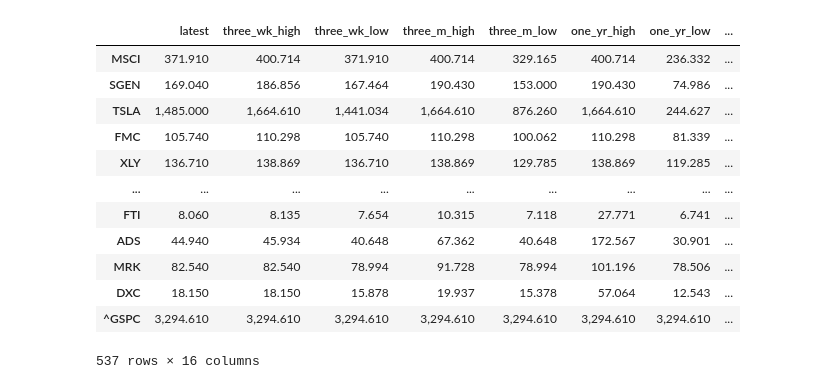
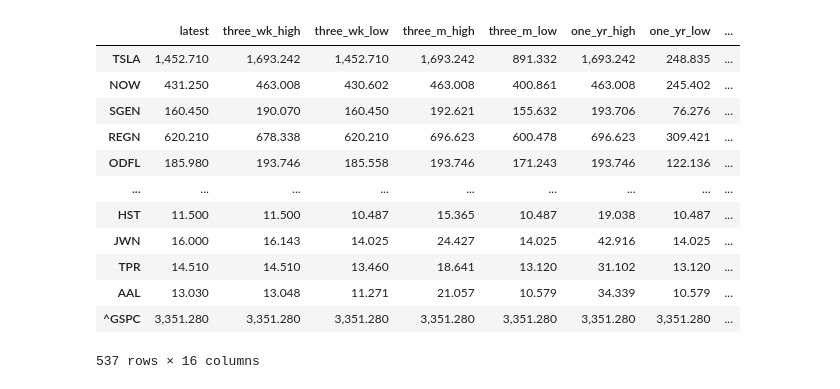
Before and after one commit to buttmich/notebook-test, a Jupyter notebook: stochastic_playground.ipynb, the cells around one changed output. Drawn from its saved outputs; the diff is of its cells as text; code cells hidden in the pictures.

```diff
--- a/stochastic_playground.ipynb
+++ b/stochastic_playground.ipynb
@@ -9,11 +9,11 @@ import datetime
 pd.options.display.float_format = '{:,.3f}'.format
 # %%
 %%time
-raw = pytrade.get_data(reload = False)
+raw = pytrade.get_data(reload = True)
 ratios = pytrade.calculate_ratio(raw["Adj Close"])
 output = pytrade.analysis_1.run(ratios)
 output.sort_values(by="short_term_metric",ascending=False,inplace=True)
-my_shortterm = output.loc[["SGEN","BMRN","JD","MSCI","MSFT"]]
+my_shortterm = output.loc[["SGEN","BMRN","MSCI","MSFT"]]
 my_longterm = output.loc[["AMGN","AAPL","UNH","BMY","NLOK","OKE","INTC","KLAC","REGN"]]
 shortterm_portfolio = pytrade.Portfolio.load("st_portfolio", raw)
 longterm_portfolio = pytrade.Portfolio.load("lt_portfolio", raw)
@@ -23,15 +24,15 @@ Wall time: 253 ms
 |  | latest | three_wk_high | three_wk_low | three_m_high | three_m_low | one_yr_high | one_yr_low | ... |
-| MSCI | 371.910 | 400.714 | 371.910 | 400.714 | 329.165 | 400.714 | 236.332 | ... |
-| SGEN | 169.040 | 186.856 | 167.464 | 190.430 | 153.000 | 190.430 | 74.986 | ... |
-| TSLA | 1,485.000 | 1,664.610 | 1,441.034 | 1,664.610 | 876.260 | 1,664.610 | 244.627 | ... |
-| FMC | 105.740 | 110.298 | 105.740 | 110.298 | 100.062 | 110.298 | 81.339 | ... |
-| XLY | 136.710 | 138.869 | 136.710 | 138.869 | 129.785 | 138.869 | 119.285 | ... |
+| TSLA | 1,452.710 | 1,693.242 | 1,452.710 | 1,693.242 | 891.332 | 1,693.242 | 248.835 | ... |
+| NOW | 431.250 | 463.008 | 430.602 | 463.008 | 400.861 | 463.008 | 245.402 | ... |
+| SGEN | 160.450 | 190.070 | 160.450 | 192.621 | 155.632 | 193.706 | 76.276 | ... |
+| REGN | 620.210 | 678.338 | 620.210 | 696.623 | 600.478 | 696.623 | 309.421 | ... |
+| ODFL | 185.980 | 193.746 | 185.558 | 193.746 | 171.243 | 193.746 | 122.136 | ... |
 | ... | ... | ... | ... | ... | ... | ... | ... | ... |
-| FTI | 8.060 | 8.135 | 7.654 | 10.315 | 7.118 | 27.771 | 6.741 | ... |
-| ADS | 44.940 | 45.934 | 40.648 | 67.362 | 40.648 | 172.567 | 30.901 | ... |
-| MRK | 82.540 | 82.540 | 78.994 | 91.728 | 78.994 | 101.196 | 78.506 | ... |
-| DXC | 18.150 | 18.150 | 15.878 | 19.937 | 15.378 | 57.064 | 12.543 | ... |
-| ^GSPC | 3,294.610 | 3,294.610 | 3,294.610 | 3,294.610 | 3,294.610 | 3,294.610 | 3,294.610 | ... |
+| HST | 11.500 | 11.500 | 10.487 | 15.365 | 10.487 | 19.038 | 10.487 | ... |
+| JWN | 16.000 | 16.143 | 14.025 | 24.427 | 14.025 | 42.916 | 14.025 | ... |
+| TPR | 14.510 | 14.510 | 13.460 | 18.641 | 13.120 | 31.102 | 13.120 | ... |
+| AAL | 13.030 | 13.048 | 11.271 | 21.057 | 10.579 | 34.339 | 10.579 | ... |
+| ^GSPC | 3,351.280 | 3,351.280 | 3,351.280 | 3,351.280 | 3,351.280 | 3,351.280 | 3,351.280 | ... |
 537 rows × 16 columns
 # %%
 output.sort_values(by="long_term_metric",ascending=False,inplace=True)
```
Also changed, not shown: parts of 21 cells of this notebook, 11 other files.
